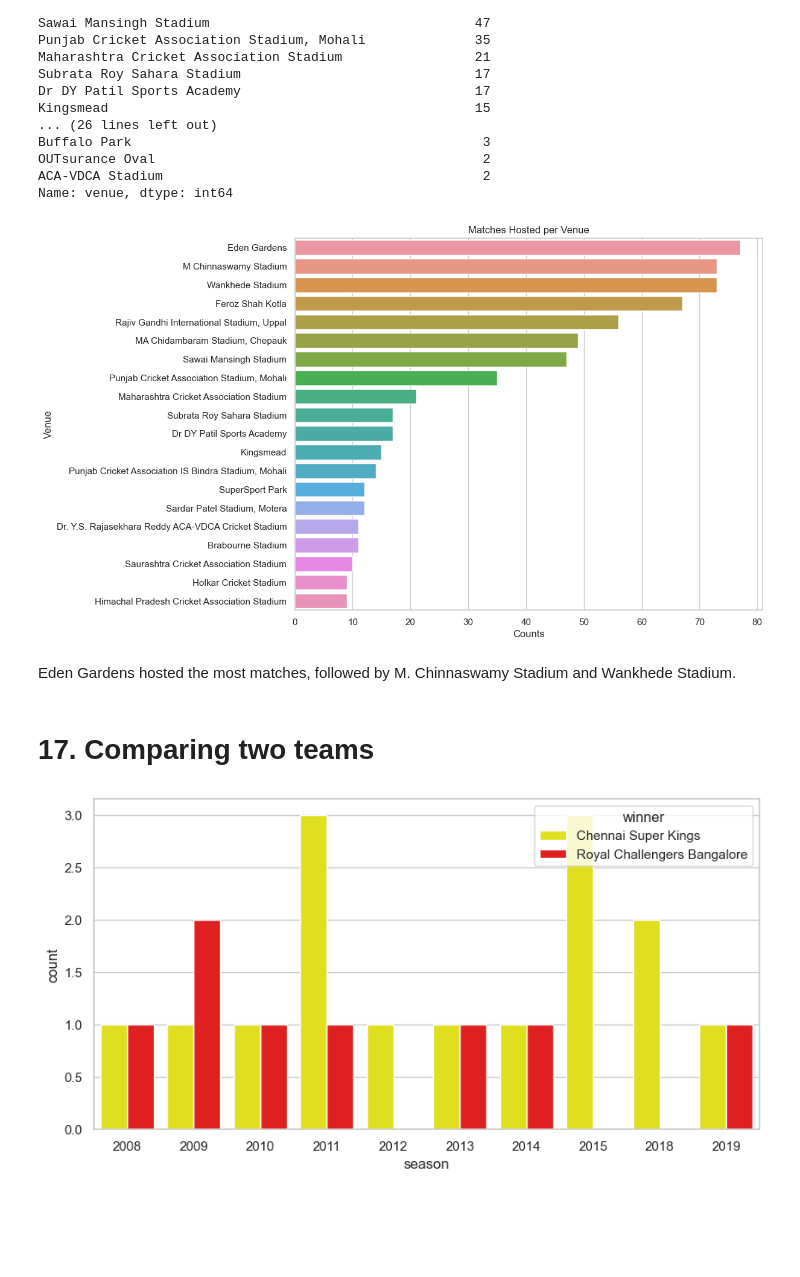
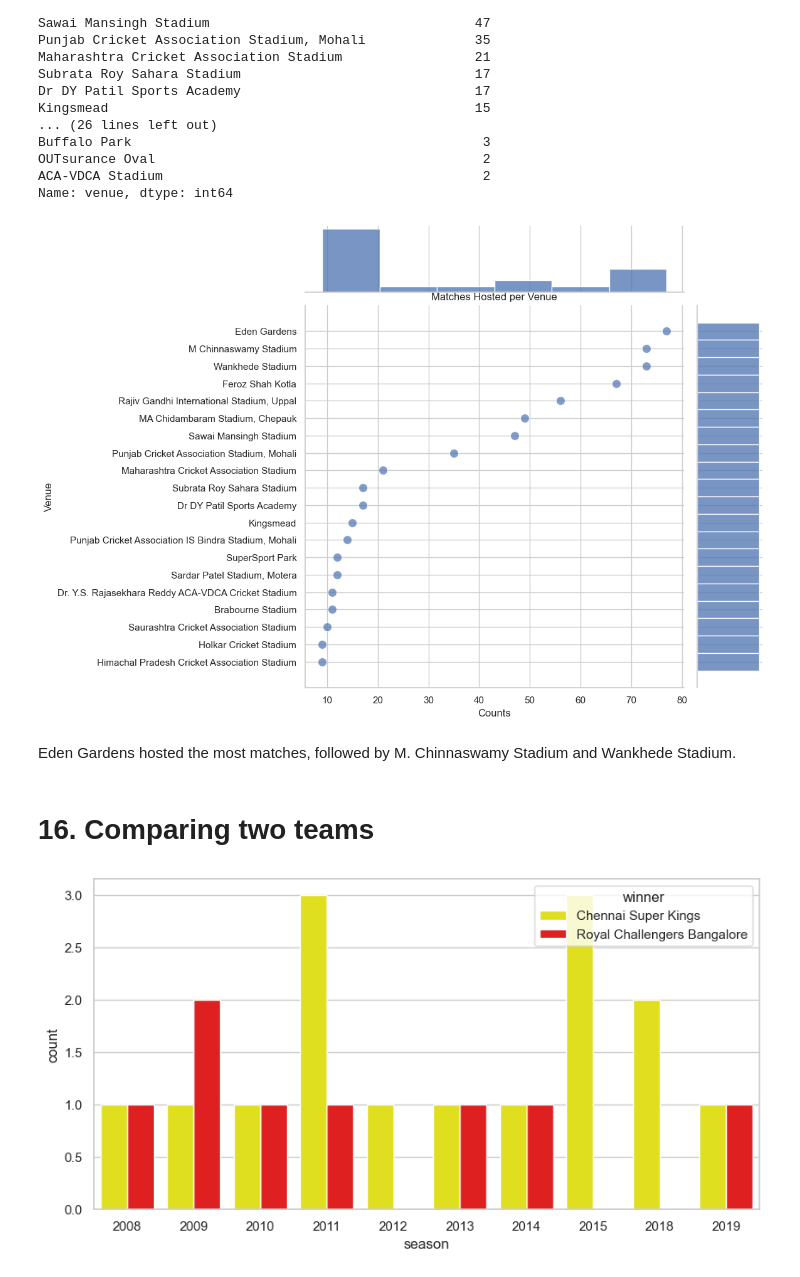
Before and after one commit to Ayushsharma707/EDA-on-IPL-dataset, a Jupyter notebook: Notebook.ipynb, the cells around one changed output. Cells and saved outputs as stored; diff of their text form; code cells hidden in the pictures; blank space fills up the shorter version.

```diff
--- a/Notebook.ipynb
+++ b/Notebook.ipynb
@@ -796,19 +780,16 @@ OUTsurance Oval                                          2
 ACA-VDCA Stadium                                         2
 Name: venue, dtype: int64
 # %%
-sns.set(style="whitegrid")
-
-# Create the horizontal bar plot
-plt.figure(figsize=(10, 8))  # Adjust the figure size as needed
-sns.barplot(x=venues.values[:20], y=venues.index[:20])  # Swap x and y parameters
+#Joint Plot
+sns.jointplot(x=venues.values[:20], y=venues.index[:20], kind="scatter", height=8, marker='o', color='b', s=100, alpha=0.7)  # Adjust marker size, color, and transparency
+plt.xlabel('Counts')
+plt.ylabel('Venue')
 plt.title('Matches Hosted per Venue')
-plt.xlabel('Counts')  # Adjust labels accordingly
-plt.ylabel('Venue')
 plt.show()
 # %% [output]
-[figure, old version]
+[figure, new version]
 # %% [markdown]
 Eden Gardens hosted the most matches, followed by M. Chinnaswamy Stadium and Wankhede Stadium.
 # %% [markdown]
-# 17. Comparing two teams
+# 16. Comparing two teams
 # %%
```
Also changed, not shown: parts of 55 cells of this notebook.
